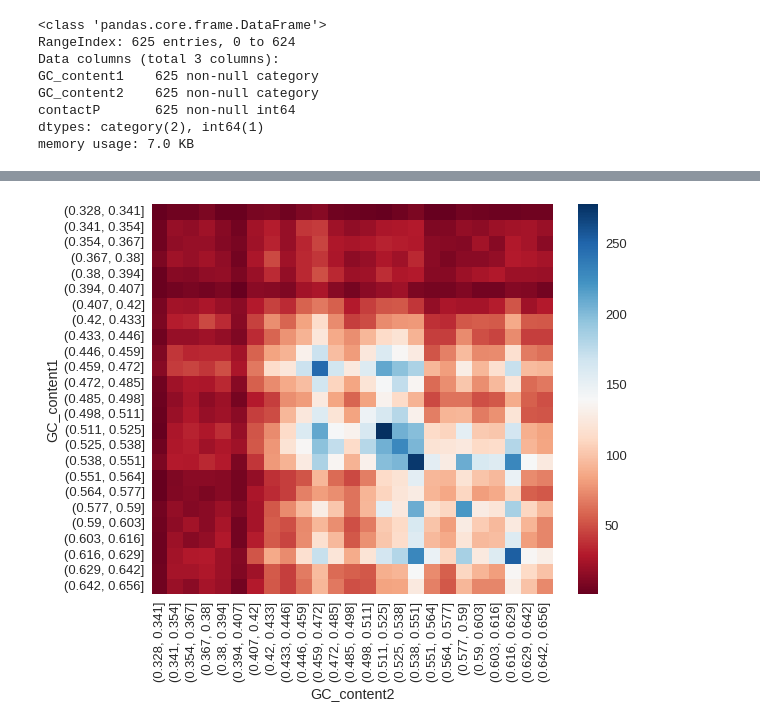
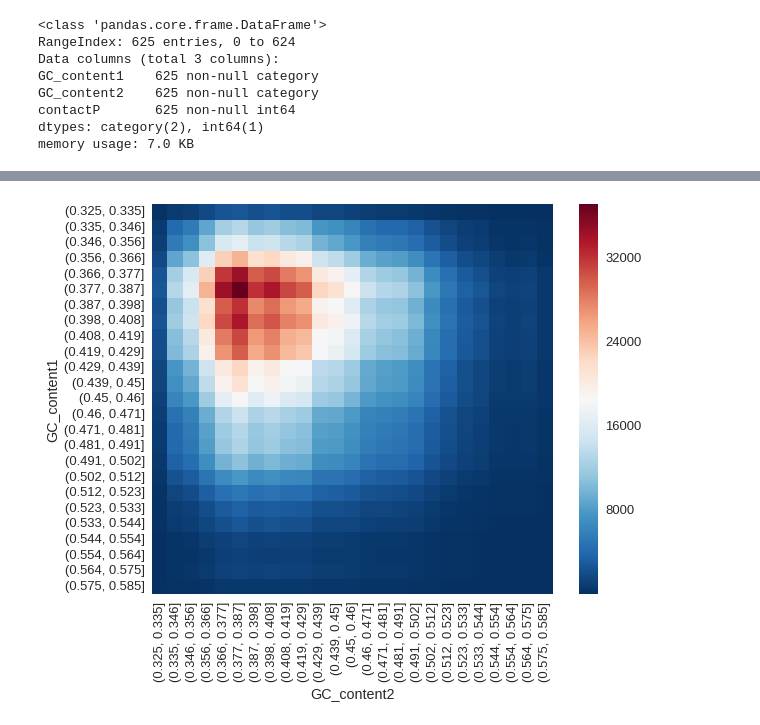
Before and after one commit to acolliva/Hi-C, a Jupyter notebook: Pandas Hi-c?.ipynb, the cells around one changed output, grey strips where cells are left out. Drawn from its saved outputs; the diff is of its cells as text; code cells hidden in the pictures.

```diff
--- a/Pandas Hi-c?.ipynb
+++ b/Pandas Hi-c?.ipynb
@@ -227,0 +230,4 @@ cleanDf.set_index(['GC_content1','GC_content2']).sort_index().reset_index()
+# %%
+maskDist=cleanDf[cleanDf.distance>10**6].reset_index()
+# %%
+maskDist.drop(['index'], axis=1,inplace=True)
@@ -228,7 +255,7 @@ cleanDf.set_index(['GC_content1','GC_content2']).sort_index().reset_index()
 # %%
 import numpy as np
 # %%
-ranges=np.linspace(min(cleanDf.GC_content1),(max(cleanDf.GC_content1)-.05),26)
+ranges=np.linspace(np.nanmin(maskDist.GC_content1),(np.nanmax(maskDist.GC_content1)-.05),26)
 # %%
 space=ranges[1]-ranges[0]
 # %%
@@ -240,5 +272,5 @@ print ranges
 # %%
-Matrix=cleanDf.groupby([pd.cut(cleanDf["GC_content1"], ranges),pd.cut(cleanDf["GC_content2"], ranges)]).contactP.count()
+Matrix=maskDist.groupby([pd.cut(maskDist["GC_content1"], ranges),pd.cut(maskDist["GC_content2"], ranges)]).contactP.count()
 # %%
 Matrix=Matrix.reset_index()
 # %%
@@ -372,10 +404,10 @@ result
 # %%
 import matplotlib.pyplot as plt
 sns.set(font_scale=1.3)
 plt.figure(figsize=(9,7))
-sns.heatmap(result, annot=False, cmap='RdBu');
+sns.heatmap(result, annot=False, cmap='RdBu_r');
 # %% [output]
-[figure, old version]
+[figure, new version]
 # %%
 final.head()
 # %% [output]
```
Also changed, not shown: parts of 54 cells of this notebook.
